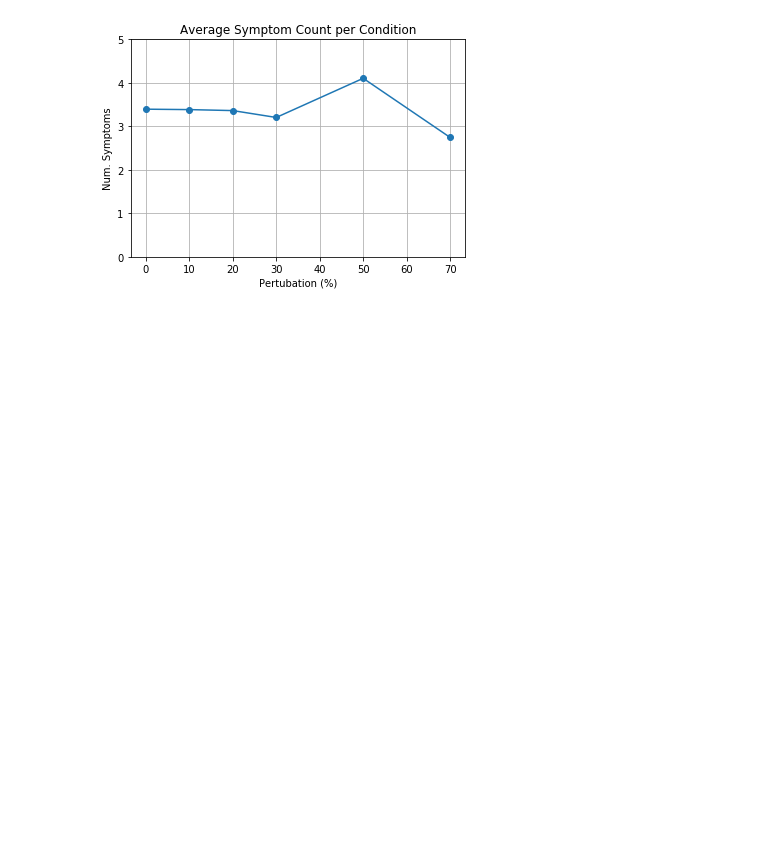
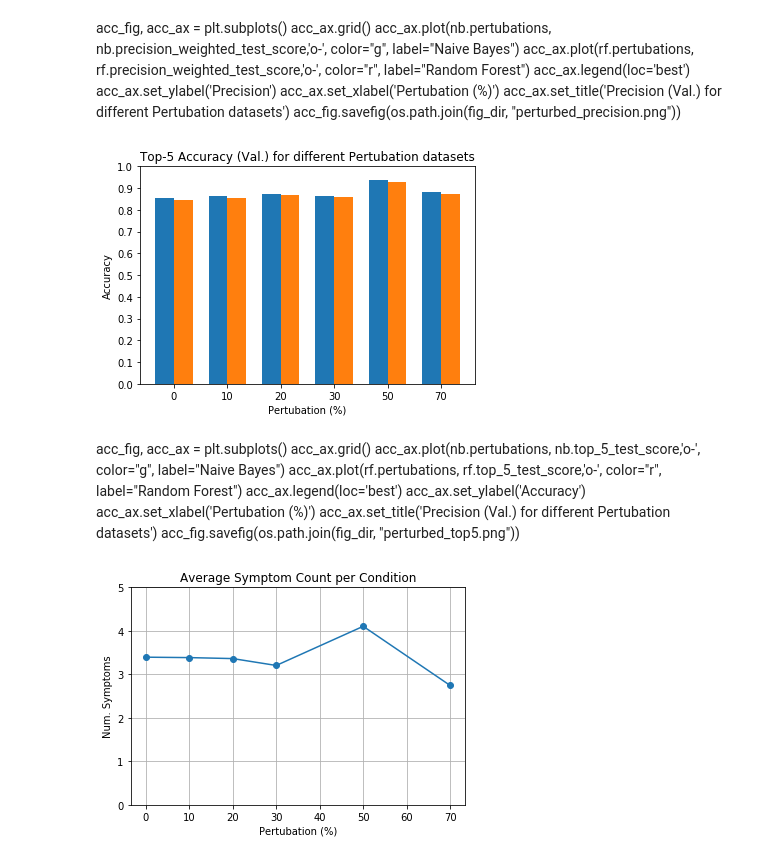
Before and after one commit to teliov/thesis-notebooks, a Jupyter notebook: 07_27_report_plots/perturbed.ipynb, the cells around one changed output. Saved outputs shown, nothing was run; the diff lists cells and outputs as text; code cells hidden in the pictures; blank space fills up the shorter version.

```diff
--- a/07_27_report_plots/perturbed.ipynb
+++ b/07_27_report_plots/perturbed.ipynb
@@ -93,3 +109,43 @@ acc_fig.savefig(os.path.join(fig_dir, "perturbed_top5.png"))
+# %% [markdown]
+acc_fig, acc_ax = plt.subplots()
+acc_ax.grid()
+acc_ax.plot(nb.pertubations, nb.precision_weighted_test_score,'o-', color="g", label="Naive Bayes")
+acc_ax.plot(rf.pertubations, rf.precision_weighted_test_score,'o-', color="r", label="Random Forest")
+acc_ax.legend(loc='best')
+acc_ax.set_ylabel('Precision')
+acc_ax.set_xlabel('Pertubation (%)')
+acc_ax.set_title('Precision (Val.) for different Pertubation datasets')
+acc_fig.savefig(os.path.join(fig_dir, "perturbed_precision.png"))
+# %%
+labels = ['0', '10', '20', '30', '50', '70']
+
+x = np.arange(len(labels))  # the label locations
+width = 0.35  # the width of the bars
+
+fig, ax = plt.subplots()
+rects1 = ax.bar(x - width/2, nb.top_5_test_score, width, label='Naive Bayes')
+rects2 = ax.bar(x + width/2, rf.top_5_test_score, width, label='Random Forest')
+
+# Add some text for labels, title and custom x-axis tick labels, etc.
+ax.set_ylabel('Accuracy')
+ax.set_xlabel('Pertubation (%)')
+ax.set_xticks(x)
+ax.set_xticklabels(labels)
+ax.set_yticks(np.arange(0, 1.1, 0.1))
+ax.set_title('Top-5 Accuracy (Val.) for different Pertubation datasets')
+fig.savefig(os.path.join(fig_dir, "perturbed_top5.png"))
+# %% [output]
+[figure, added]
+# %% [markdown]
+acc_fig, acc_ax = plt.subplots()
+acc_ax.grid()
+acc_ax.plot(nb.pertubations, nb.top_5_test_score,'o-', color="g", label="Naive Bayes")
+acc_ax.plot(rf.pertubations, rf.top_5_test_score,'o-', color="r", label="Random Forest")
+acc_ax.legend(loc='best')
+acc_ax.set_ylabel('Accuracy')
+acc_ax.set_xlabel('Pertubation (%)')
+acc_ax.set_title('Precision (Val.) for different Pertubation datasets')
+acc_fig.savefig(os.path.join(fig_dir, "perturbed_top5.png"))
 # %%
 avg_symptom_cnt = "3.39456 & 3.38471 & 3.36224 & 3.20398 & 4.10429 & 2.74442"
 avg_symptom_cnt = [float(item.strip()) for item in avg_symptom_cnt.split("&")]
```
Also changed, not shown: parts of 6 cells of this notebook, 2 other files.
